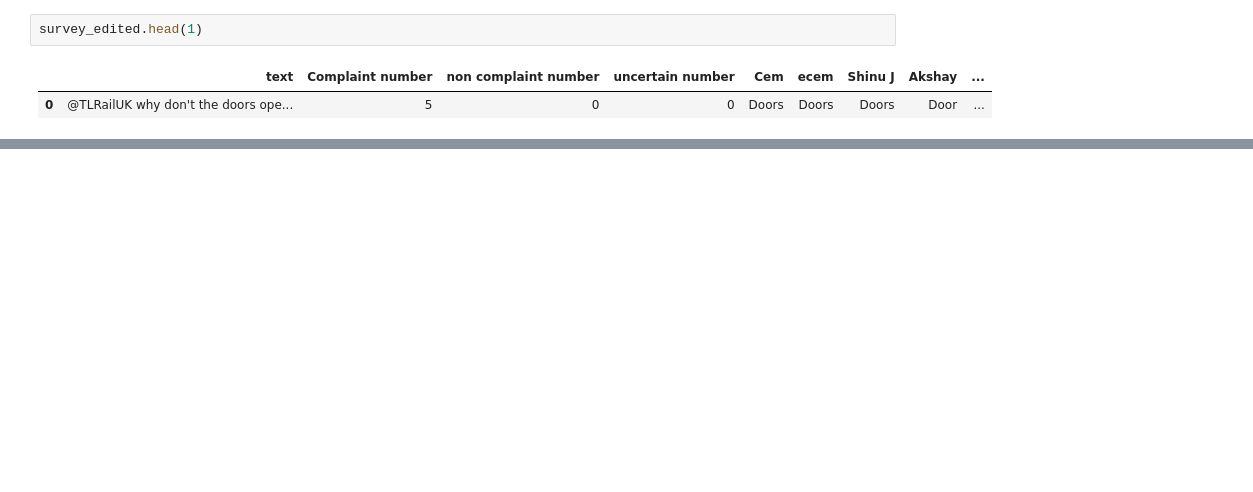
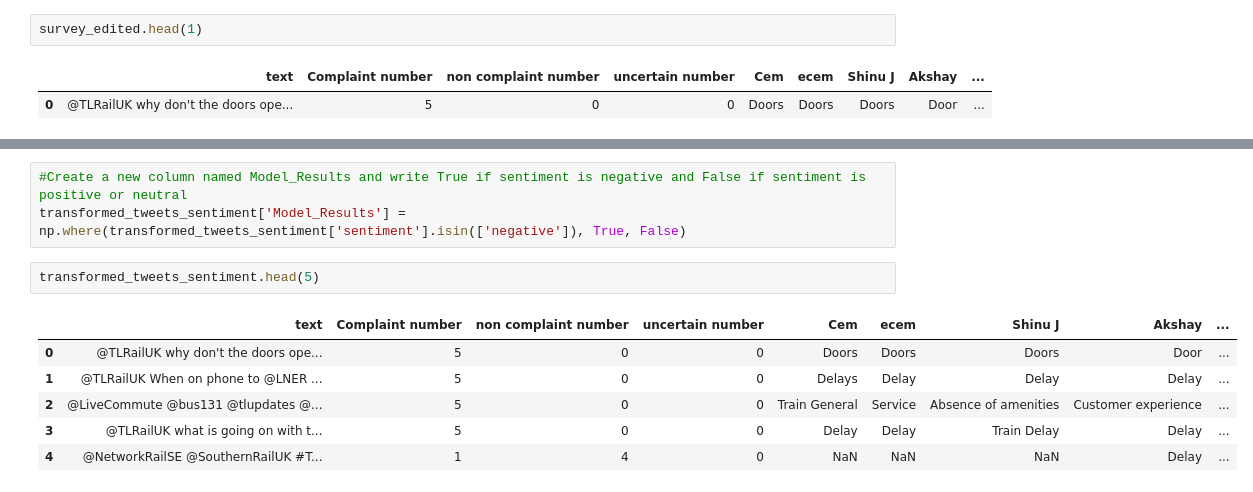
Before and after one commit to ShinuJoseph/Tweets2GPT, a Jupyter notebook: Code/Notebooks/Sprint6 - Sentiment Survey Analysis - Ecem.ipynb, the cells around one changed output, grey strips where cells are left out. Cells and saved outputs as stored; diff of their text form; blank space fills up the shorter version.

```diff
--- a/Code/Notebooks/Sprint6 - Sentiment Survey Analysis - Ecem.ipynb
+++ b/Code/Notebooks/Sprint6 - Sentiment Survey Analysis - Ecem.ipynb
@@ -199,0 +133,12 @@ survey_edited.head(1)
+# %%
+#Create a new column named Model_Results and write True if sentiment is negative and False if sentiment is positive or neutral
+transformed_tweets_sentiment['Model_Results'] = np.where(transformed_tweets_sentiment['sentiment'].isin(['negative']), True, False)
+# %%
+transformed_tweets_sentiment.head(5)
+# %% [output]
+|  | text | Complaint number | non complaint number | uncertain number | Cem | ecem | Shinu J | Akshay | ... |
+| 0 | @TLRailUK why don't the doors ope... | 5 | 0 | 0 | Doors | Doors | Doors | Door | ... |
+| 1 | @TLRailUK When on phone to @LNER ... | 5 | 0 | 0 | Delays | Delay | Delay | Delay | ... |
+| 2 | @LiveCommute @bus131 @tlupdates @... | 5 | 0 | 0 | Train General | Service | Absence of amenities | Customer experience | ... |
+| 3 | @TLRailUK what is going on with t... | 5 | 0 | 0 | Delay | Delay | Train Delay | Delay | ... |
+| 4 | @NetworkRailSE @SouthernRailUK #T... | 1 | 4 | 0 | NaN | NaN | NaN | Delay | ... |
```
Also changed, not shown: parts of 38 cells of this notebook, 7 other files.
